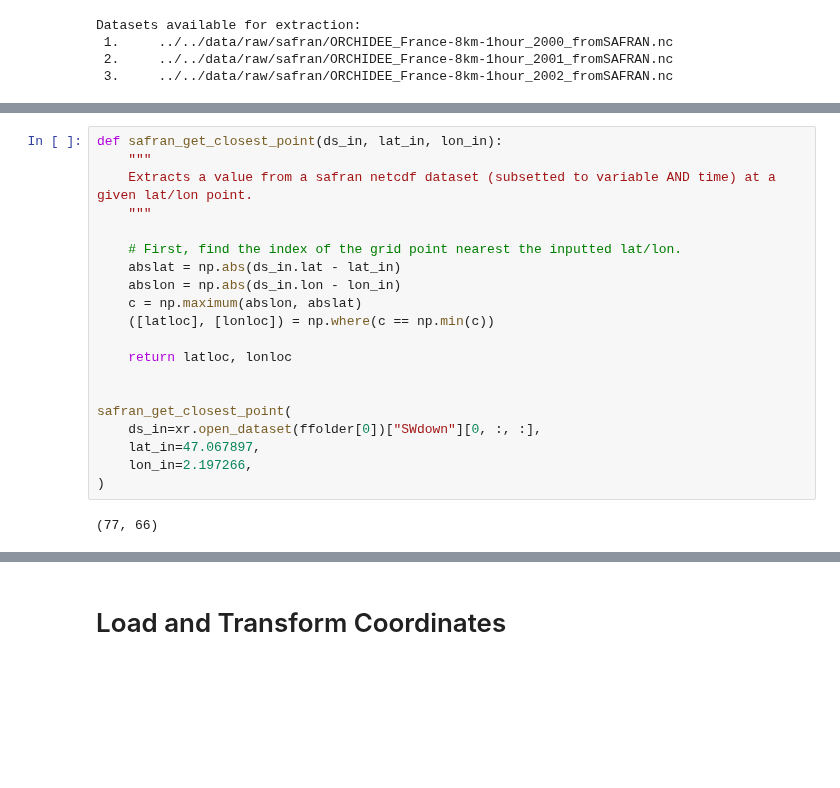
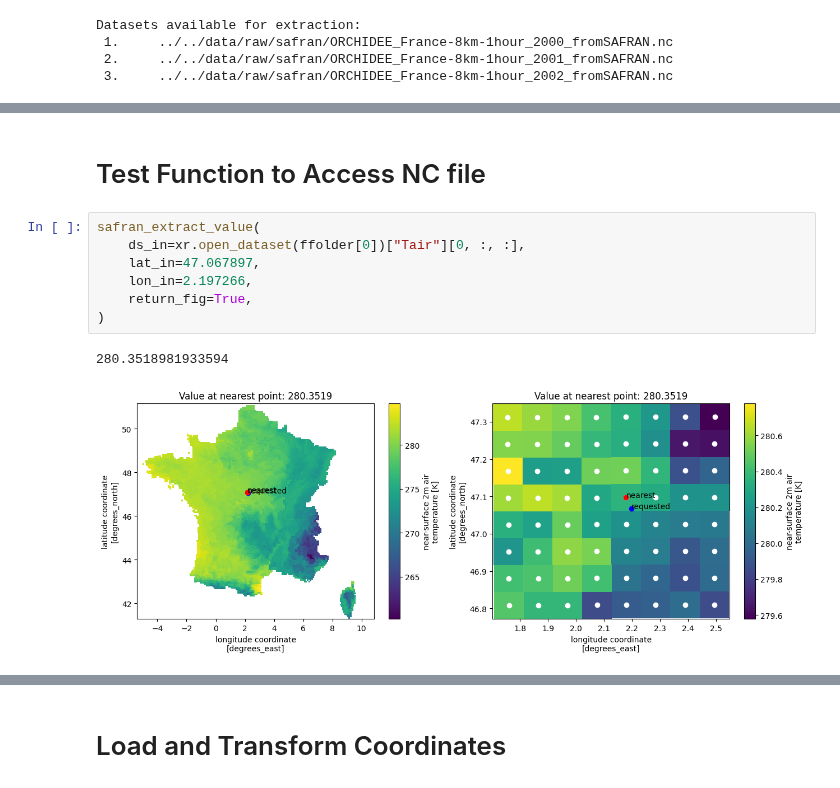
Before and after one commit to padasch/ifn_analysis, a Jupyter notebook: python/03_process_france_data/40_extract_safran_data.ipynb, the cells around one changed output, grey strips where cells are left out. Saved outputs shown, nothing was run; the diff lists cells and outputs as text; blank space fills up the shorter version.

```diff
--- a/python/03_process_france_data/40_extract_safran_data.ipynb
+++ b/python/03_process_france_data/40_extract_safran_data.ipynb
@@ -171,22 +53,12 @@ safran_extract_value(
-# %%
-def safran_get_closest_point(ds_in, lat_in, lon_in):
-    """
-    Extracts a value from a safran netcdf dataset (subsetted to variable AND time) at a given lat/lon point.
-    """
-
-    # First, find the index of the grid point nearest the inputted lat/lon.
-    abslat = np.abs(ds_in.lat - lat_in)
-    abslon = np.abs(ds_in.lon - lon_in)
-    c = np.maximum(abslon, abslat)
-    ([latloc], [lonloc]) = np.where(c == np.min(c))
-
-    return latloc, lonloc
-
-
-safran_get_closest_point(
-    ds_in=xr.open_dataset(ffolder[0])["SWdown"][0, :, :],
-    lat_in=47.067897,
-    lon_in=2.197266,
-)
-# %% [output]
-(77, 66)
+# %% [markdown]
+# Test Function to Access NC file
+# %%
+safran_extract_value(
+    ds_in=xr.open_dataset(ffolder[0])["Tair"][0, :, :],
+    lat_in=47.067897,
+    lon_in=2.197266,
+    return_fig=True,
+)
+# %% [output]
+280.3518981933594
+[figure, added]
```
Also changed, not shown: parts of 40 cells of this notebook.
